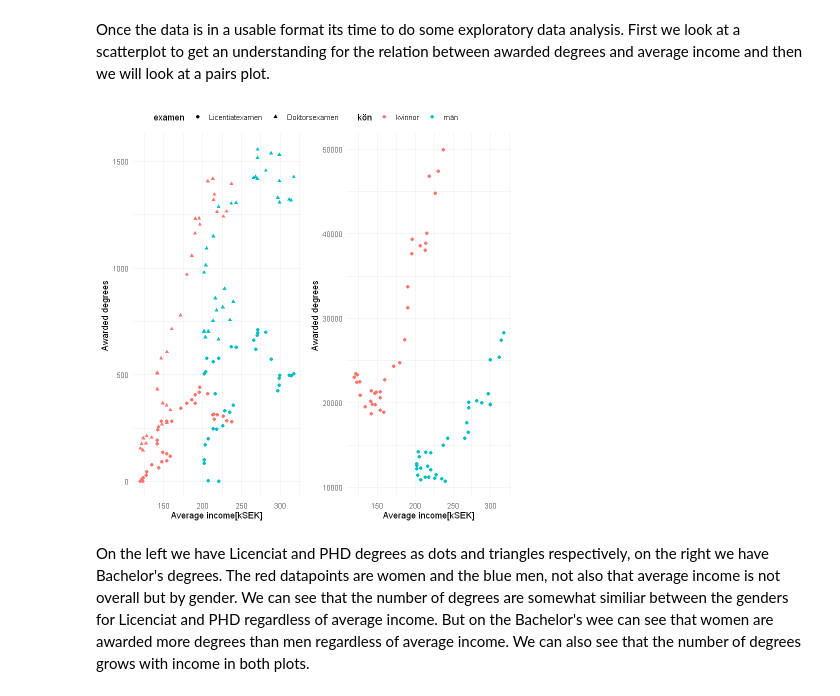
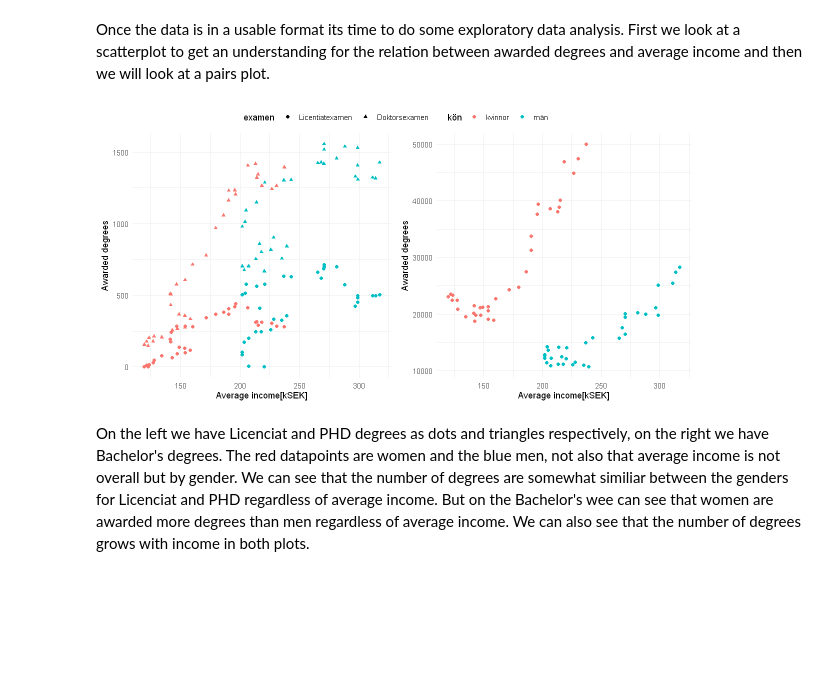
Before and after one commit to massemassiv/su-mt4007, a Jupyter notebook: Projekt/project.ipynb, the cells around one changed output. Drawn from its saved outputs; the diff is of its cells as text; code cells hidden in the pictures; blank space fills up the shorter version.

```diff
--- a/Projekt/project.ipynb
+++ b/Projekt/project.ipynb
@@ -6,6 +6,9 @@ library("GGally")
 library("ggpubr")
 library(gridExtra)
 library(cowplot)
+fig <- function(width, heigth) {
+    options(repr.plot.width = width, repr.plot.height = heigth)
+}
 # %% [markdown]
 Använd kommandot jupyter nbconvert --to notebook --config jupyter_nbconvert_config.json --output new_notebook.ipynb project.ipynb i anaconda terminalen för att kompilera
 # %% [markdown]
@@ -129,20 +132,21 @@ final_df %>% filter(år == 1980)
 Once the data is in a usable format its time to do some exploratory data analysis.
 First we look at a scatterplot to get an understanding for the relation between awarded degrees and average income and then we will look at a pairs plot.
 # %%
+fig(10, 5)
 income_deg_plot1 <- ggplot(data = final_df %>% filter(examen != "Grundutbildning", kön != "totalt")) +
   geom_point(aes(x = medelinkomst, y = antal, color = kön, shape = examen)) +
   theme_minimal() +
   labs(x = "Average income[kSEK]", y = "Awarded degrees")
 
 income_deg_plot2 <- ggplot(data = final_df %>% filter(examen == "Grundutbildning", kön != "totalt")) +
   geom_point(aes(x = medelinkomst, y = antal, color = kön, shape = examen)) +
   theme_minimal() +
   labs(x = "Average income[kSEK]", y = "Awarded degrees")
 
 
 ggarrange(nrow = 1, ncol = 2, common.legend = TRUE, income_deg_plot1, income_deg_plot2)
 # %% [output]
-[figure, old version]
+[figure, new version]
 # %% [markdown]
 On the left we have Licenciat and PHD degrees as dots and triangles respectively, on the right we have Bachelor's degrees. The red datapoints are women and the blue men, not also that average income is not overall but by gender.  We can see that the number of degrees are somewhat similiar between the genders for Licenciat and PHD regardless of average income. But on the Bachelor's wee can see that women are awarded more degrees than men regardless of average income. We can also see that the number of degrees grows with income in both plots.
 # %%
```
Also changed, not shown: parts of 1 cell of this notebook, 1 other file.
